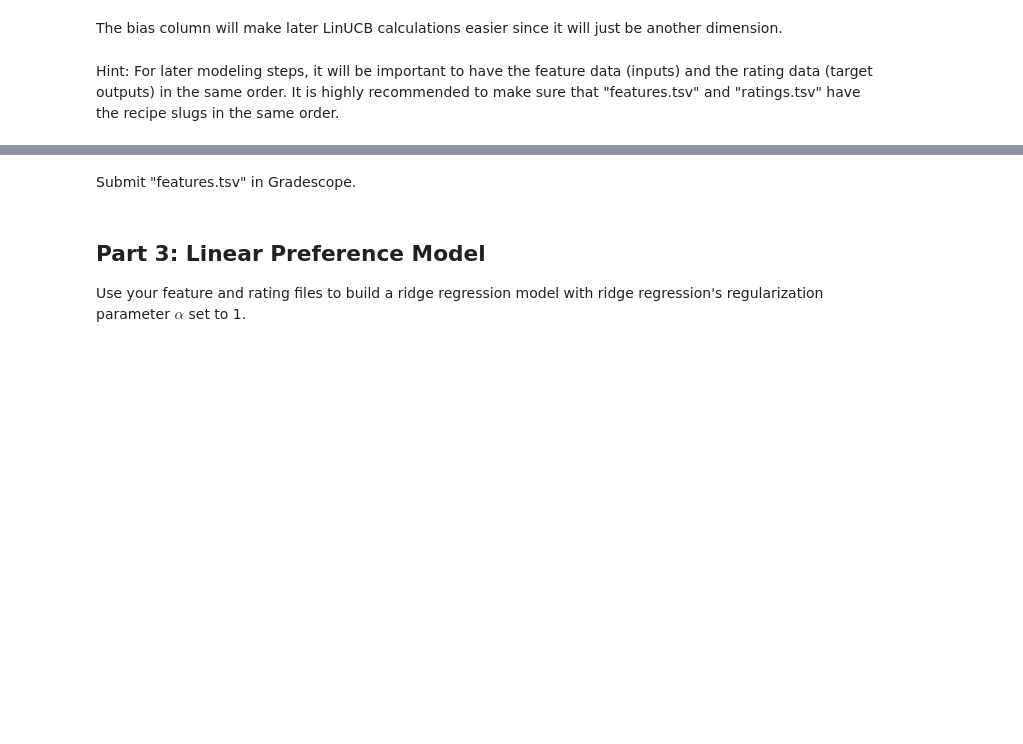
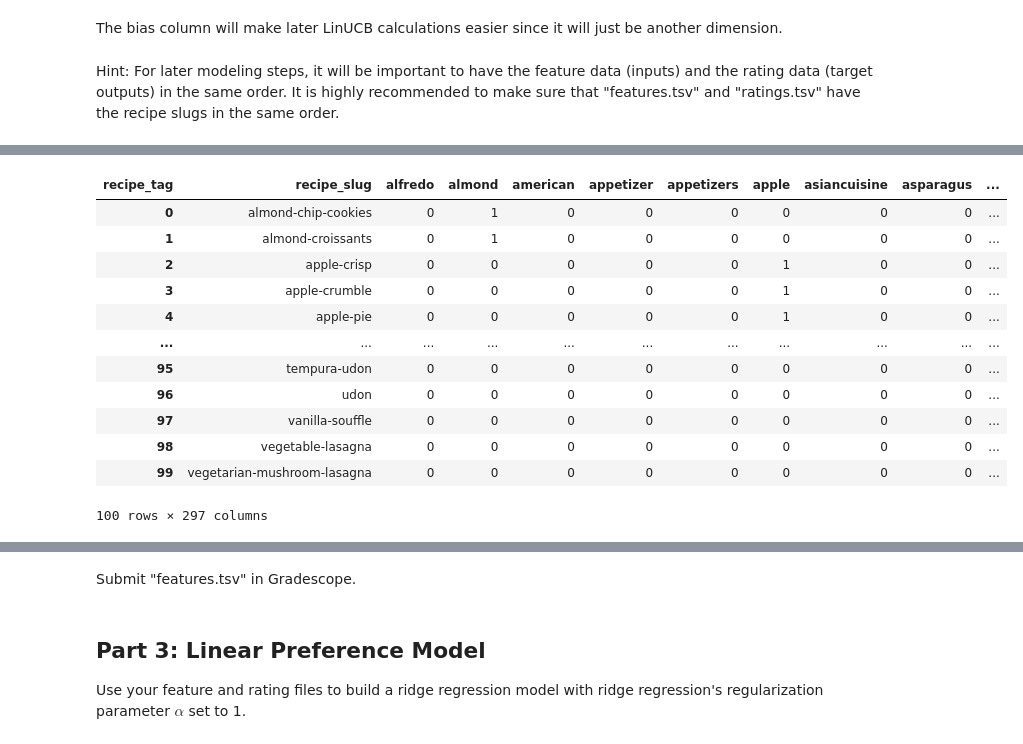
Before and after one commit to aidandig/dx704-project-04, a Jupyter notebook: dx704-project-04.ipynb, the cells around one changed output, grey strips where cells are left out. Drawn from its saved outputs; the diff is of its cells as text; code cells hidden in the pictures; blank space fills up the shorter version.

Commit message:
recipe estimates

```diff
--- a/dx704-project-04.ipynb
+++ b/dx704-project-04.ipynb
@@ -192,0 +189,3 @@ It is highly recommended to make sure that "features.tsv" and "ratings.tsv" have
+# %%
+recipe_tags = pd.read_csv('recipe-tags.tsv', sep='\t')
+recipe_tags.head()
@@ -192,0 +199,20 @@ It is highly recommended to make sure that "features.tsv" and "ratings.tsv" have
+# %%
+tags = (
+    pd.crosstab(recipe_tags['recipe_slug'], recipe_tags['recipe_tag']).clip(upper=1).reset_index()
+)
+
+tags
+# %% [output]
+| recipe_tag | recipe_slug | alfredo | almond | american | appetizer | appetizers | apple | asiancuisine | asparagus | ... |
+| 0 | almond-chip-cookies | 0 | 1 | 0 | 0 | 0 | 0 | 0 | 0 | ... |
+| 1 | almond-croissants | 0 | 1 | 0 | 0 | 0 | 0 | 0 | 0 | ... |
+| 2 | apple-crisp | 0 | 0 | 0 | 0 | 0 | 1 | 0 | 0 | ... |
+| 3 | apple-crumble | 0 | 0 | 0 | 0 | 0 | 1 | 0 | 0 | ... |
+| 4 | apple-pie | 0 | 0 | 0 | 0 | 0 | 1 | 0 | 0 | ... |
+| ... | ... | ... | ... | ... | ... | ... | ... | ... | ... | ... |
+| 95 | tempura-udon | 0 | 0 | 0 | 0 | 0 | 0 | 0 | 0 | ... |
+| 96 | udon | 0 | 0 | 0 | 0 | 0 | 0 | 0 | 0 | ... |
+| 97 | vanilla-souffle | 0 | 0 | 0 | 0 | 0 | 0 | 0 | 0 | ... |
+| 98 | vegetable-lasagna | 0 | 0 | 0 | 0 | 0 | 0 | 0 | 0 | ... |
+| 99 | vegetarian-mushroom-lasagna | 0 | 0 | 0 | 0 | 0 | 0 | 0 | 0 | ... |
+100 rows × 297 columns
```
Also changed, not shown: parts of 11 cells of this notebook, 1 other file.
